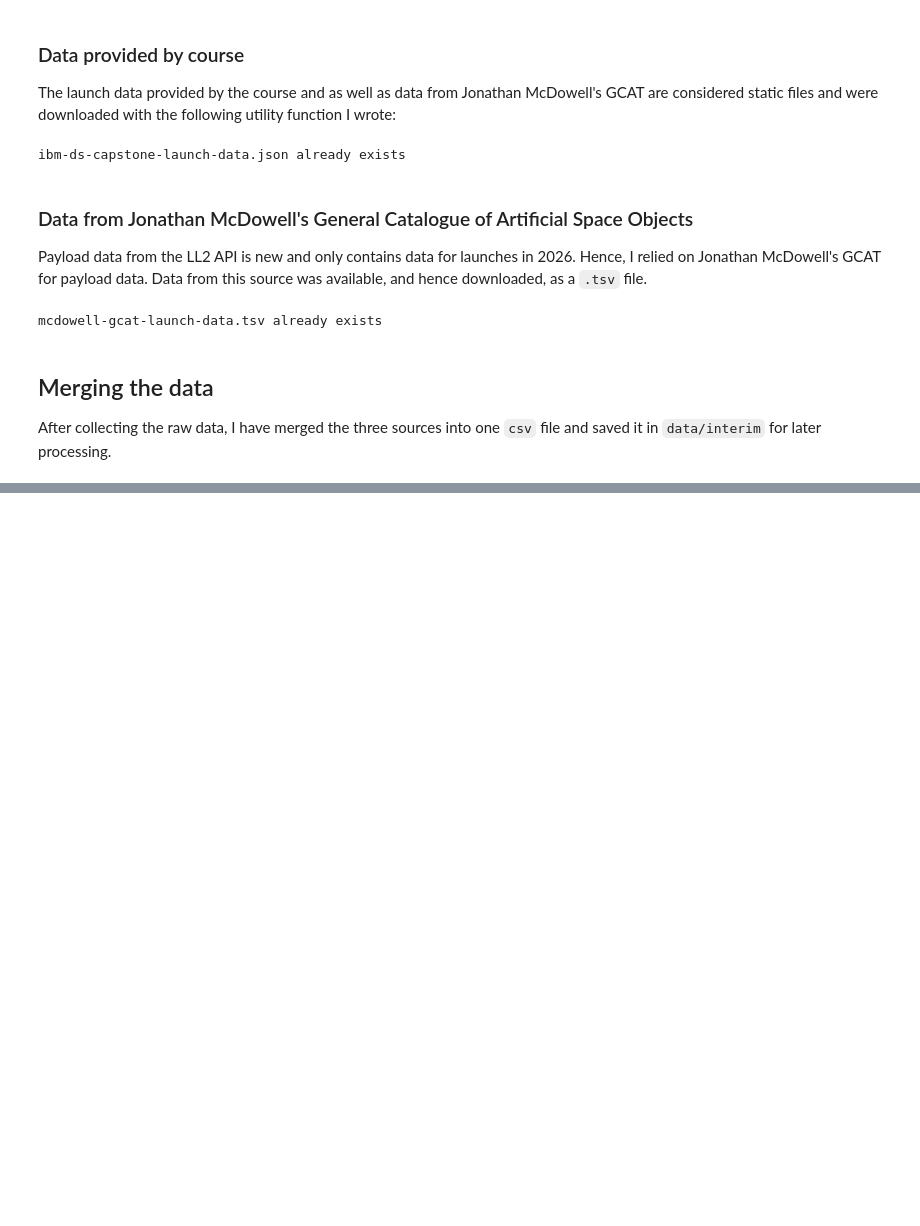
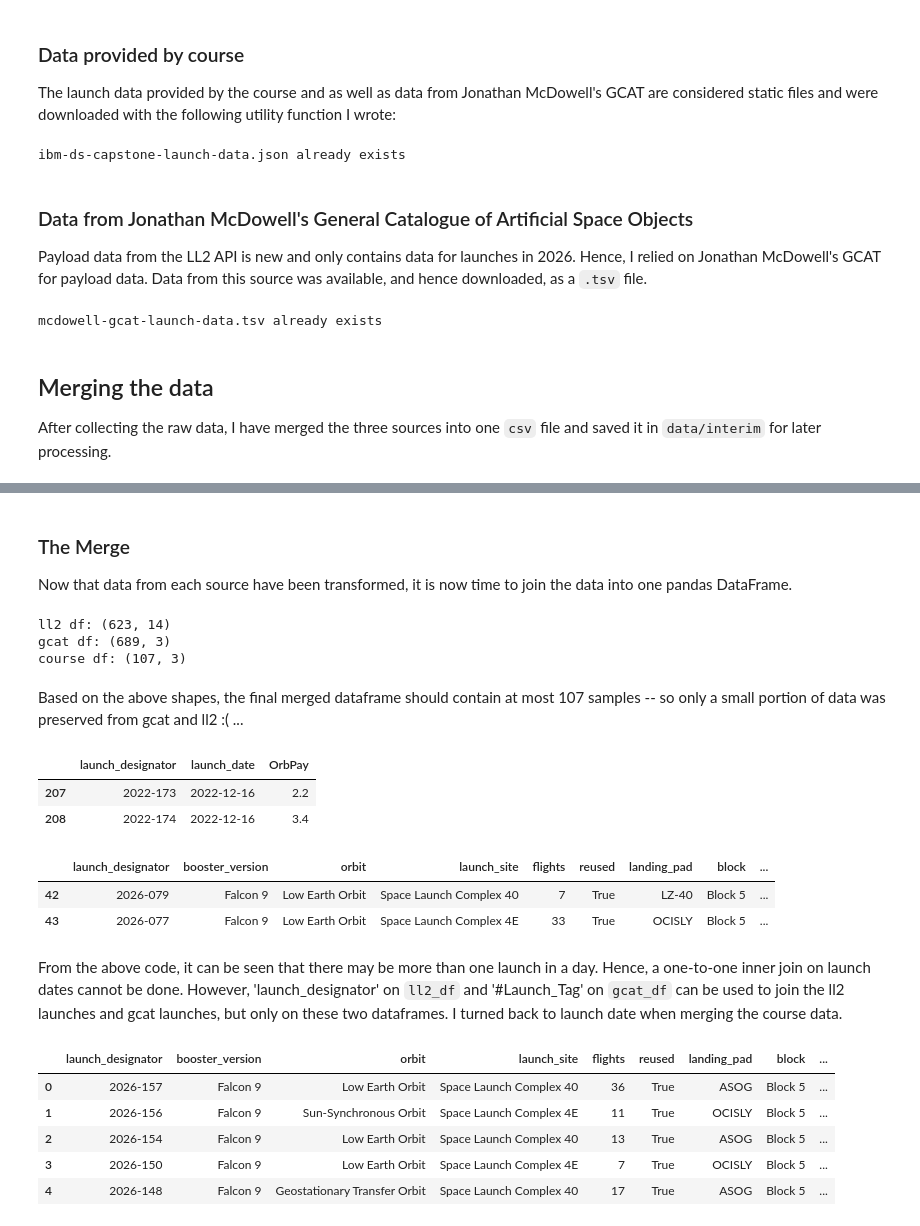
Before and after one commit to svd-jelo/SpaceY-Falcon-9-Project, a Jupyter notebook: notebooks/0.1-cjra-data-collection-1.ipynb, the cells around one changed output, grey strips where cells are left out. Cells and saved outputs as stored; diff of their text form; code cells hidden in the pictures; blank space fills up the shorter version.

```diff
--- a/notebooks/0.1-cjra-data-collection-1.ipynb
+++ b/notebooks/0.1-cjra-data-collection-1.ipynb
@@ -177,0 +493,7 @@ After collecting the raw data, I have merged the three sources into one `csv` fi
+# %%
+import re
+pattern = r'^\d{4}\s+\w{3}\s+\d{1,2}'
+format_date = re.compile(pattern)
+
+launch_date = gcat_data['Launch_Date'].map(lambda x: format_date.match(x).group())
+gcat_data['Launch_Date'] = pd.to_datetime(launch_date)
@@ -177,0 +630,36 @@ After collecting the raw data, I have merged the three sources into one `csv` fi
+# %% [markdown]
+### The Merge
+
+Now that data from each source have been transformed, it is now time to join the data into one pandas DataFrame.
+# %%
+print('ll2 df: {}\ngcat df: {}\ncourse df: {}'.format(ll2_df.shape, gcat_df.shape, course_df.shape))
+# %% [output]
+ll2 df: (623, 14)
+gcat df: (689, 3)
+course df: (107, 3)
+# %% [markdown]
+Based on the above shapes, the final merged dataframe should contain at most 107 samples -- so only a small portion of data was preserved from gcat and ll2 :( ...
+# %%
+gcat_df[gcat_df['launch_date'].map(lambda x: x == datetime.date(2022, 12, 16))]
+# %% [output]
+|  | launch_designator | launch_date | OrbPay |
+| 207 | 2022-173 | 2022-12-16 | 2.2 |
+| 208 | 2022-174 | 2022-12-16 | 3.4 |
+# %%
+ll2_df[ll2_df['launch_date'].map(lambda x: x == datetime.date(2026, 4, 11))]
+# %% [output]
+|  | launch_designator | booster_version | orbit | launch_site | flights | reused | landing_pad | block | ... |
+| 42 | 2026-079 | Falcon 9 | Low Earth Orbit | Space Launch Complex 40 | 7 | True | LZ-40 | Block 5 | ... |
+| 43 | 2026-077 | Falcon 9 | Low Earth Orbit | Space Launch Complex 4E | 33 | True | OCISLY | Block 5 | ... |
+# %% [markdown]
+From the above code, it can be seen that there may be more than one launch in a day. Hence, a one-to-one inner join on launch dates cannot be done. However, 'launch_designator' on `ll2_df` and '#Launch_Tag' on `gcat_df` can be used to join the ll2 launches and gcat launches, but only on these two dataframes. I turned back to launch date when merging the course data.
+# %%
+merged_df = ll2_df.merge(gcat_df, on='launch_designator', how='inner', validate='1:1')
+merged_df.head()
+# %% [output]
+|  | launch_designator | booster_version | orbit | launch_site | flights | reused | landing_pad | block | ... |
+| 0 | 2026-157 | Falcon 9 | Low Earth Orbit | Space Launch Complex 40 | 36 | True | ASOG | Block 5 | ... |
+| 1 | 2026-156 | Falcon 9 | Sun-Synchronous Orbit | Space Launch Complex 4E | 11 | True | OCISLY | Block 5 | ... |
+| 2 | 2026-154 | Falcon 9 | Low Earth Orbit | Space Launch Complex 40 | 13 | True | ASOG | Block 5 | ... |
+| 3 | 2026-150 | Falcon 9 | Low Earth Orbit | Space Launch Complex 4E | 7 | True | OCISLY | Block 5 | ... |
+| 4 | 2026-148 | Falcon 9 | Geostationary Transfer Orbit | Space Launch Complex 40 | 17 | True | ASOG | Block 5 | ... |
```
Also changed, not shown: parts of 60 cells of this notebook, 2 other files.
